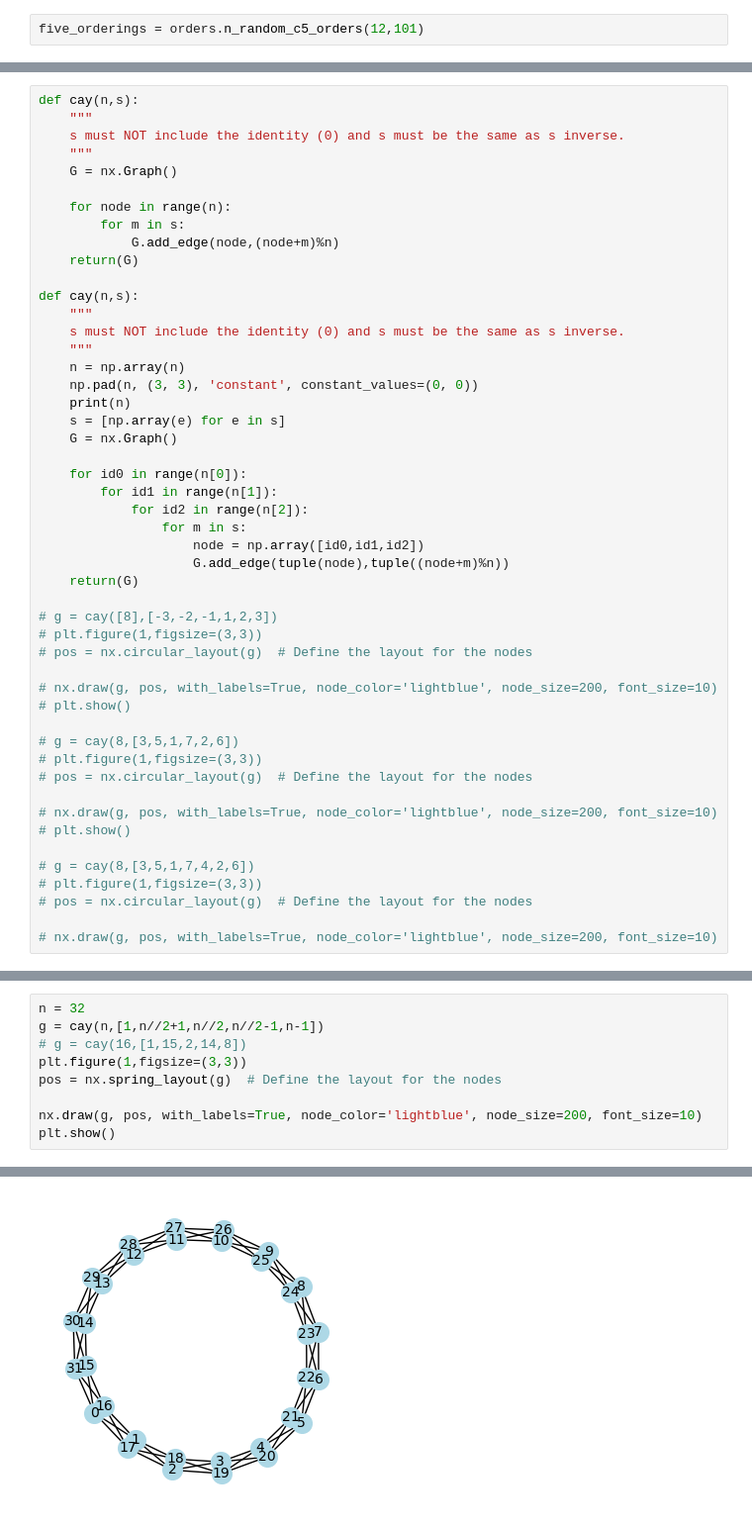
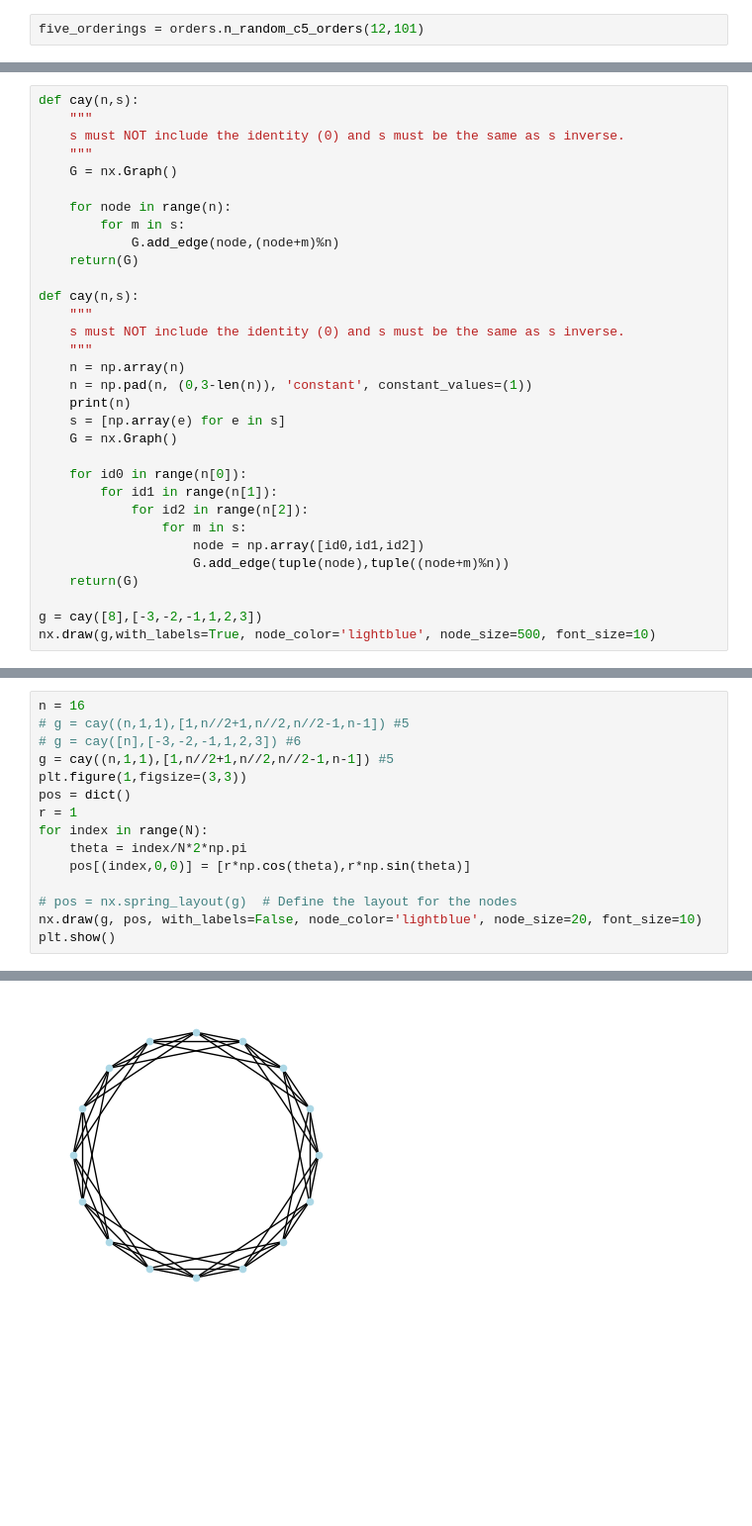
Before and after one commit to jacksonhenry3/Qnibble, a Jupyter notebook: Notebooks/Exploratory/experimentingwithvertextransitivegraphs.ipynb, the cells around one changed output, grey strips where cells are left out. Shown at 99% size. Saved outputs shown, nothing was run; the diff lists cells and outputs as text; blank space fills up the shorter version.

```diff
--- a/Notebooks/Exploratory/experimentingwithvertextransitivegraphs.ipynb
+++ b/Notebooks/Exploratory/experimentingwithvertextransitivegraphs.ipynb
@@ -66,7 +70,7 @@ def cay(n,s):
     s must NOT include the identity (0) and s must be the same as s inverse.
     """
     n = np.array(n)
-    np.pad(n, (3, 3), 'constant', constant_values=(0, 0))
+    n = np.pad(n, (0,3-len(n)), 'constant', constant_values=(1))
     print(n)
     s = [np.array(e) for e in s]
     G = nx.Graph()
@@ -79,22 +83,5 @@ def cay(n,s):
                     G.add_edge(tuple(node),tuple((node+m)%n))
     return(G)
 
-# g = cay([8],[-3,-2,-1,1,2,3])
-# plt.figure(1,figsize=(3,3))
-# pos = nx.circular_layout(g)  # Define the layout for the nodes
-
-# nx.draw(g, pos, with_labels=True, node_color='lightblue', node_size=200, font_size=10)
-# plt.show()
-
-# g = cay(8,[3,5,1,7,2,6])
-# plt.figure(1,figsize=(3,3))
-# pos = nx.circular_layout(g)  # Define the layout for the nodes
-
-# nx.draw(g, pos, with_labels=True, node_color='lightblue', node_size=200, font_size=10)
-# plt.show()
-
-# g = cay(8,[3,5,1,7,4,2,6])
-# plt.figure(1,figsize=(3,3))
-# pos = nx.circular_layout(g)  # Define the layout for the nodes
-
-# nx.draw(g, pos, with_labels=True, node_color='lightblue', node_size=200, font_size=10)
+g = cay([8],[-3,-2,-1,1,2,3])
+nx.draw(g,with_labels=True, node_color='lightblue', node_size=500, font_size=10)
@@ -140,10 +131,16 @@ plt.show()
 # %%
-n = 32
-g = cay(n,[1,n//2+1,n//2,n//2-1,n-1])
-# g = cay(16,[1,15,2,14,8])
+n = 16
+# g = cay((n,1,1),[1,n//2+1,n//2,n//2-1,n-1]) #5
+# g = cay([n],[-3,-2,-1,1,2,3]) #6
+g = cay((n,1,1),[1,n//2+1,n//2,n//2-1,n-1]) #5
 plt.figure(1,figsize=(3,3))
-pos = nx.spring_layout(g)  # Define the layout for the nodes
+pos = dict()
+r = 1
+for index in range(N):
+    theta = index/N*2*np.pi
+    pos[(index,0,0)] = [r*np.cos(theta),r*np.sin(theta)]
 
-nx.draw(g, pos, with_labels=True, node_color='lightblue', node_size=200, font_size=10)
+# pos = nx.spring_layout(g)  # Define the layout for the nodes
+nx.draw(g, pos, with_labels=False, node_color='lightblue', node_size=20, font_size=10)
 plt.show()
 # %% [output]
@@ -150,2 +148,2 @@ plt.show()
-[figure, old version]
+[figure, new version]
 # %%
```
Also changed, not shown: parts of 8 cells of this notebook, 6 other files.
